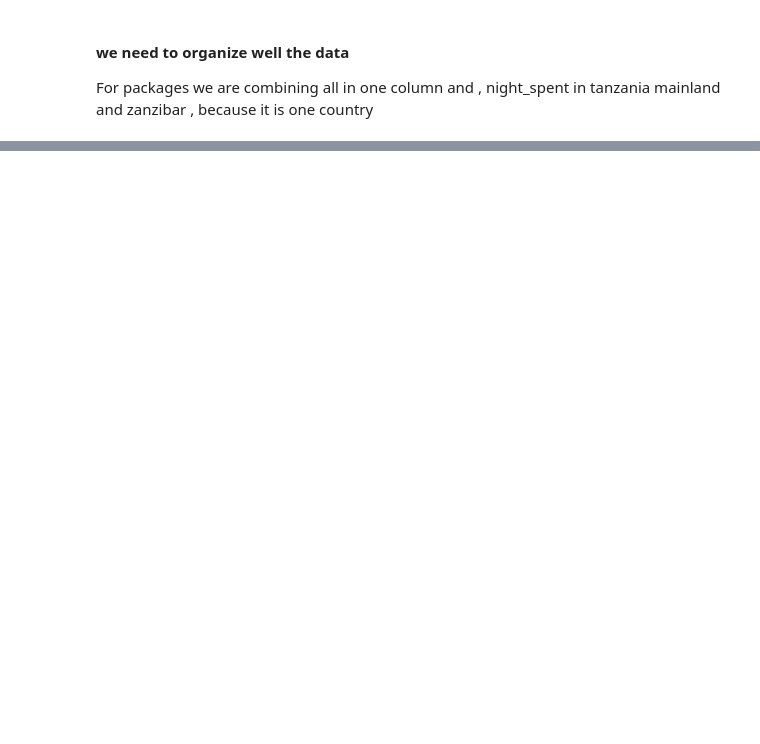
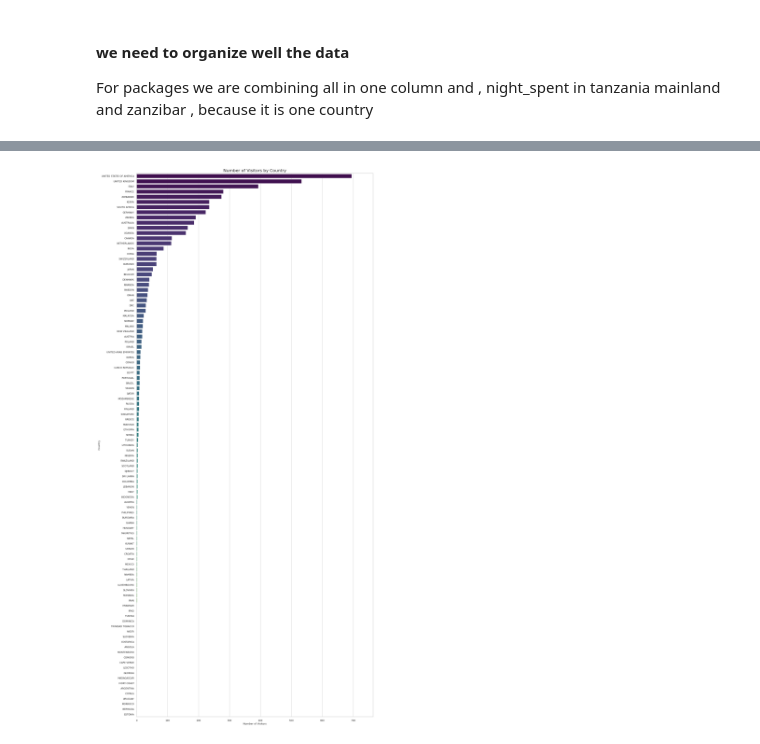
Before and after one commit to ngusadeep/Tourism-EDA, a Jupyter notebook: index.ipynb, the cells around one changed output, grey strips where cells are left out. Saved outputs shown, nothing was run; the diff lists cells and outputs as text; code cells hidden in the pictures; blank space fills up the shorter version.

```diff
--- a/index.ipynb
+++ b/index.ipynb
@@ -20,3 +16,13 @@ import numpy as np
+# %%
+# import important modules
+import pandas as pd
+import numpy as np
+import matplotlib.pyplot as plt
+import seaborn as sns
+plt.rcParams["axes.labelsize"] = 18
+import warnings
+warnings.filterwarnings('ignore')
+%matplotlib inline
 # %% [markdown]
 ##### Load Dataset
 # %%
@@ -251,2 +301,23 @@ data.head()
+# %%
+import matplotlib.pyplot as plt
+import seaborn as sns
+
+country_counts = data['country'].value_counts()
+
+sns.set(style="whitegrid", font_scale=0.8)
+plt.figure(figsize=(15, 30))
+
+ax = sns.barplot(x=country_counts.values, y=country_counts.index, palette="viridis")
+
+# Set a smaller scale for x-axis (e.g., max + 10%)
+plt.xlim(0, country_counts.max() + (country_counts.max() * 0.1))
+
+plt.title("Number of Visitors by Country", fontsize=16)
+plt.xlabel("Number of Visitors")
+plt.ylabel("Country")
+plt.tight_layout()
+plt.show()
+# %% [output]
+[figure, added]
 # %%
 # data.total_male.value_counts()
```
Also changed, not shown: parts of 18 cells of this notebook, 1 other file.
